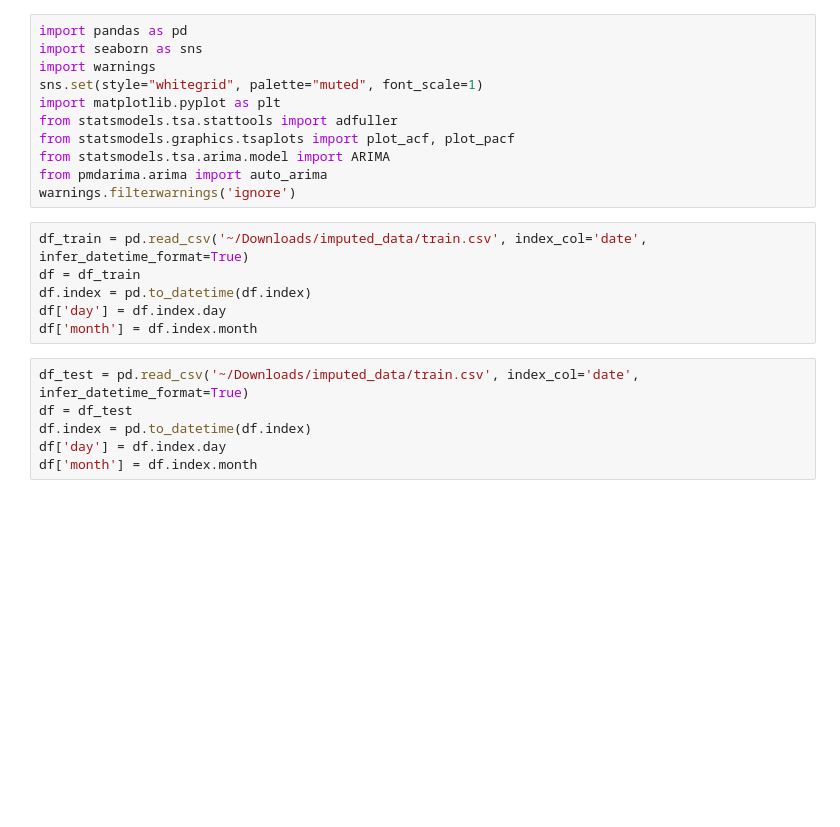
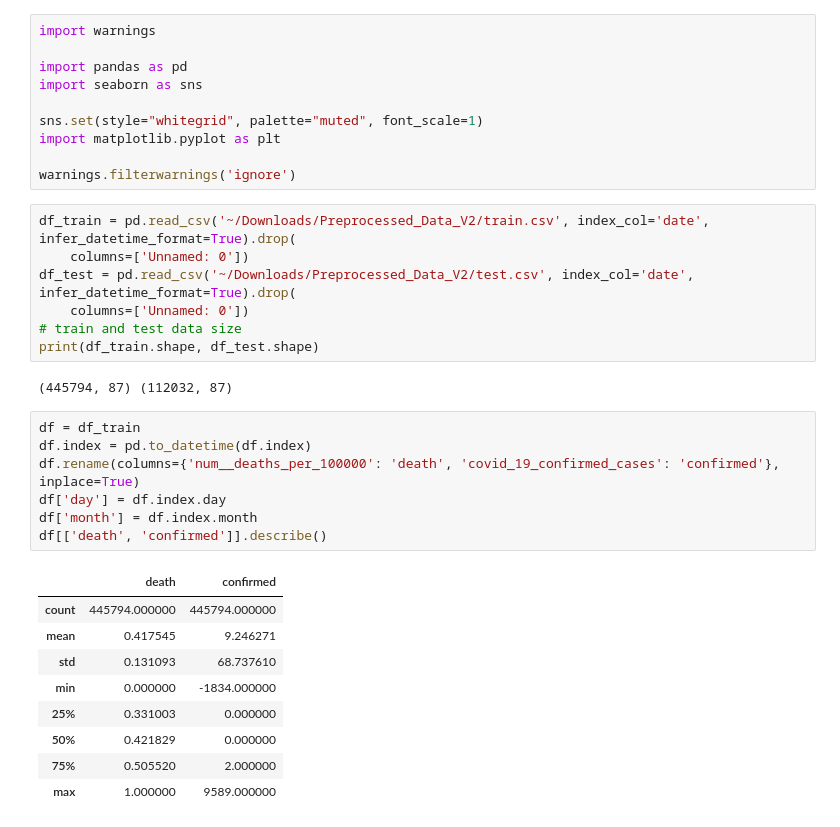
Before and after one commit to zshi719/LTV_DataSci_Capstone_Project, a Jupyter notebook: region_splitting.ipynb, the cells around one changed output. Cells and saved outputs as stored; diff of their text form; blank space fills up the shorter version.

```diff
--- a/region_splitting.ipynb
+++ b/region_splitting.ipynb
@@ -1,23 +1,36 @@
 # %%
+import warnings
+
 import pandas as pd
 import seaborn as sns
-import warnings
+
 sns.set(style="whitegrid", palette="muted", font_scale=1)
 import matplotlib.pyplot as plt
-from statsmodels.tsa.stattools import adfuller
-from statsmodels.graphics.tsaplots import plot_acf, plot_pacf
-from statsmodels.tsa.arima.model import ARIMA
-from pmdarima.arima import auto_arima
+
 warnings.filterwarnings('ignore')
 # %%
-df_train = pd.read_csv('~/Downloads/imputed_data/train.csv', index_col='date', infer_datetime_format=True)
-df = df_train
-df.index = pd.to_datetime(df.index)
-df['day'] = df.index.day
-df['month'] = df.index.month
+df_train = pd.read_csv('~/Downloads/Preprocessed_Data_V2/train.csv', index_col='date', infer_datetime_format=True).drop(
+    columns=['Unnamed: 0'])
+df_test = pd.read_csv('~/Downloads/Preprocessed_Data_V2/test.csv', index_col='date', infer_datetime_format=True).drop(
+    columns=['Unnamed: 0'])
+# train and test data size
+print(df_train.shape, df_test.shape)
+# %% [output]
+(445794, 87) (112032, 87)
 # %%
-df_test = pd.read_csv('~/Downloads/imputed_data/train.csv', index_col='date', infer_datetime_format=True)
-df = df_test
+df = df_train
 df.index = pd.to_datetime(df.index)
+df.rename(columns={'num__deaths_per_100000': 'death', 'covid_19_confirmed_cases': 'confirmed'}, inplace=True)
 df['day'] = df.index.day
 df['month'] = df.index.month
+df[['death', 'confirmed']].describe()
+# %% [output]
+|  | death | confirmed |
+| count | 445794.000000 | 445794.000000 |
+| mean | 0.417545 | 9.246271 |
+| std | 0.131093 | 68.737610 |
+| min | 0.000000 | -1834.000000 |
+| 25% | 0.331003 | 0.000000 |
+| 50% | 0.421829 | 0.000000 |
+| 75% | 0.505520 | 2.000000 |
+| max | 1.000000 | 9589.000000 |
```
Also changed, not shown: parts of 10 cells of this notebook.
